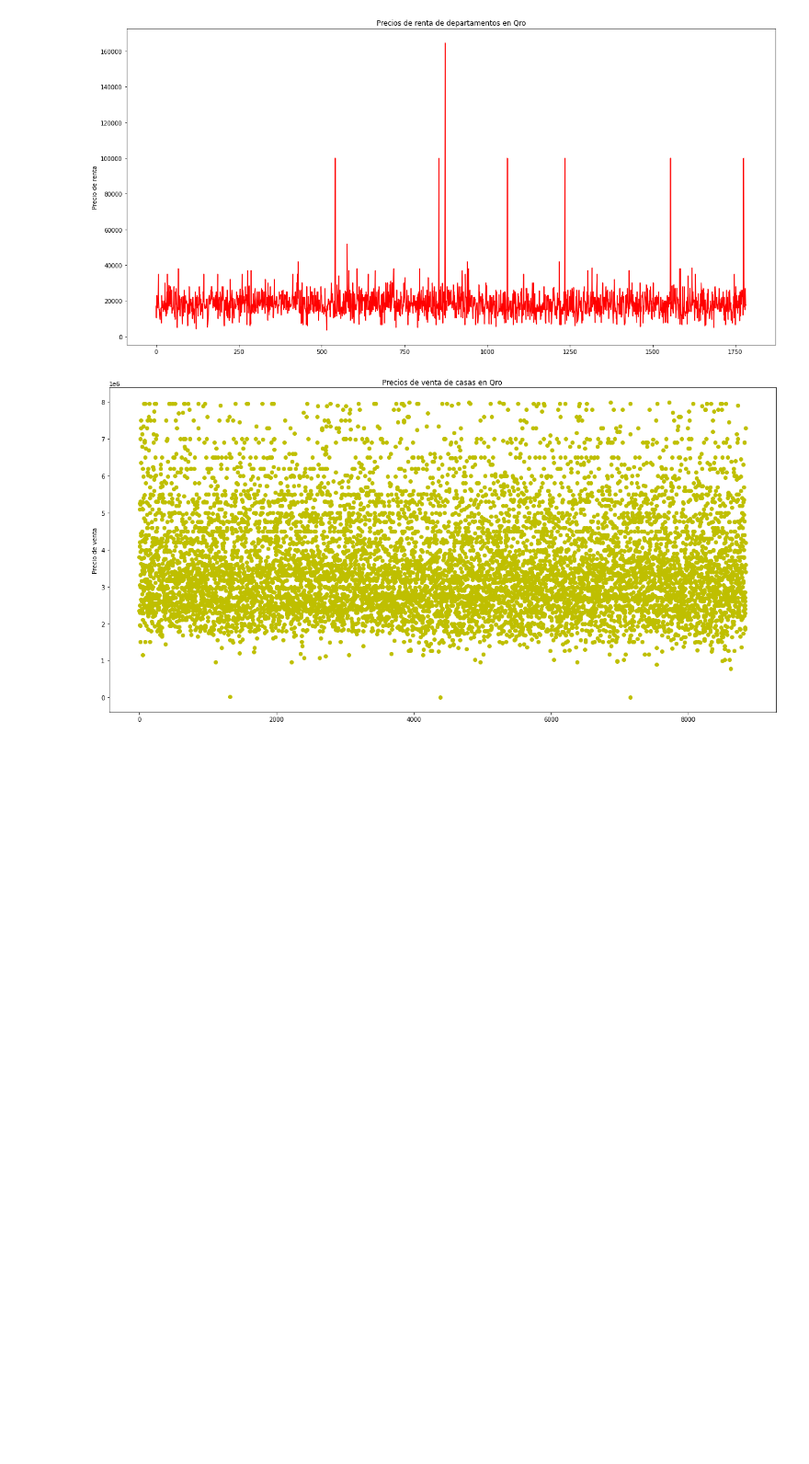
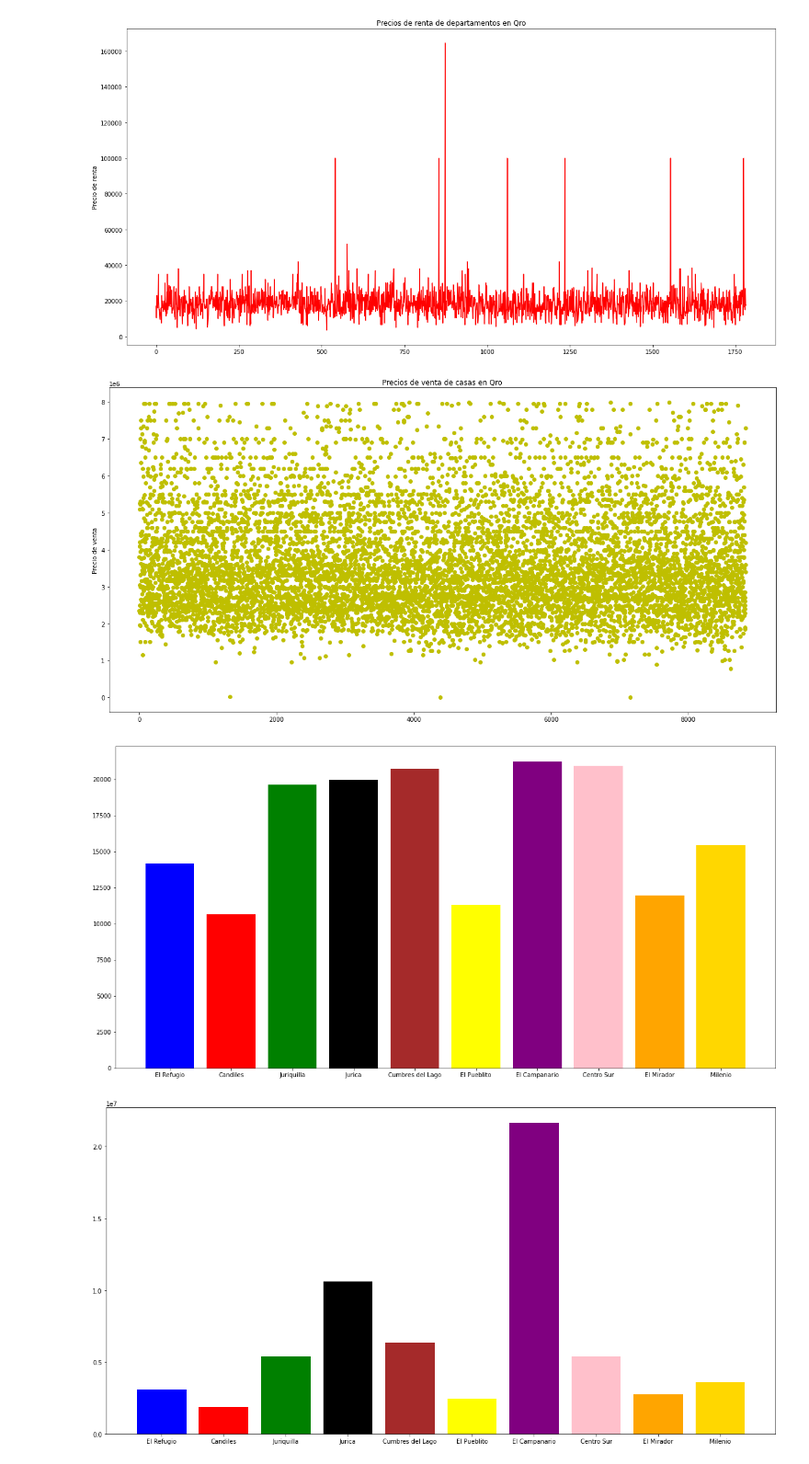
Before and after one commit to Jizquierdo08/Unidad1, a Jupyter notebook: graficas.ipynb, the cells around one changed output. Shown: that part at 92% size. Drawn from its saved outputs; the diff is of its cells as text; code cells hidden in the pictures; blank space fills up the shorter version.

```diff
--- a/graficas.ipynb
+++ b/graficas.ipynb
@@ -5,6 +5,9 @@ import matplotlib.pyplot as plt
 
 df_dep = pd.read_csv('departamentos-nuevo-sc.csv', dtype="string")
 df_casa = pd.read_csv('casas-act.csv', dtype="string")
+df_dep1 = pd.read_csv('departamentos-nuevo.csv', dtype="string")
+df_casa1 = pd.read_csv('casas-venta.csv', dtype="string")
+colonias=['El Refugio','Candiles','Juriquilla','Jurica','Cumbres del Lago','El Pueblito','El Campanario','Centro Sur','El Mirador','Milenio']
 
 def desc(precios):
     lista=[]
@@ -29,4 +32,11 @@ def convertir(precios):
         else:
             lista.append(i)
     return lista
+
+def limpiar(precios):
+    lista=precios
+    lista=lista.str.replace("MN ", "", regex=True).str.replace("$","",regex=False).str.replace(",","",regex=False)
+    lista=convertir(lista)
+    lista=pd.to_numeric(lista,errors="coerce")
+    return lista
 # %%
@@ -60,3 +66,42 @@ plt.show()
 5027052.159260755
 [figure]
 [figure]
+# %%
+df_dep1['nprecio']=limpiar(df_dep1['precio'])
+df_dep1['nprecio']=df_dep1['nprecio'].replace(0,np.NaN)
+prom_depts=[df_dep1.loc[df_dep1['web-scraper-start-url'].str.contains("refugio"),'nprecio'].mean(),
+           df_dep1.loc[df_dep1['web-scraper-start-url'].str.contains("candiles"),'nprecio'].mean(),
+           df_dep1.loc[df_dep1['web-scraper-start-url'].str.contains("juriquilla"),'nprecio'].mean(),
+           df_dep1.loc[df_dep1['web-scraper-start-url'].str.contains("jurica"),'nprecio'].mean(),
+           df_dep1.loc[df_dep1['web-scraper-start-url'].str.contains("cumbres"),'nprecio'].mean(),
+           df_dep1.loc[df_dep1['web-scraper-start-url'].str.contains("pueblito"),'nprecio'].mean(),
+           df_dep1.loc[df_dep1['web-scraper-start-url'].str.contains("campanario"),'nprecio'].mean(),
+           df_dep1.loc[df_dep1['web-scraper-start-url'].str.contains("sur"),'nprecio'].mean(),
+           df_dep1.loc[df_dep1['web-scraper-start-url'].str.contains("mirador"),'nprecio'].mean(),
+           df_dep1.loc[df_dep1['web-scraper-start-url'].str.contains("milenio"),'nprecio'].mean()]
+fig3 = plt.figure()
+fig3.set_figheight(10)
+fig3.set_figwidth(20)
+plt.bar(colonias,prom_depts,color=['blue','red','green','black','brown','yellow','purple','pink','orange','gold'])
+
+df_casa1['nprecio']=limpiar(df_casa1['precio'])
+df_casa1['nprecio']=df_casa1['nprecio'].replace(0,np.NaN)
+prom_casa=[df_casa1.loc[df_casa1['web-scraper-start-url'].str.contains("refugio"),'nprecio'].mean(),
+           df_casa1.loc[df_casa1['web-scraper-start-url'].str.contains("candiles"),'nprecio'].mean(),
+           df_casa1.loc[df_casa1['web-scraper-start-url'].str.contains("juriquilla"),'nprecio'].mean(),
+           df_casa1.loc[df_casa1['web-scraper-start-url'].str.contains("jurica"),'nprecio'].mean(),
+           df_casa1.loc[df_casa1['web-scraper-start-url'].str.contains("cumbres"),'nprecio'].mean(),
+           df_casa1.loc[df_casa1['web-scraper-start-url'].str.contains("pueblito"),'nprecio'].mean(),
+           df_casa1.loc[df_casa1['web-scraper-start-url'].str.contains("campanario"),'nprecio'].mean(),
+           df_casa1.loc[df_casa1['web-scraper-start-url'].str.contains("sur"),'nprecio'].mean(),
+           df_casa1.loc[df_casa1['web-scraper-start-url'].str.contains("mirador"),'nprecio'].mean(),
+           df_casa1.loc[df_casa1['web-scraper-start-url'].str.contains("milenio"),'nprecio'].mean()]
+fig4 = plt.figure()
+fig4.set_figheight(10)
+fig4.set_figwidth(20)
+plt.bar(colonias,prom_casa,color=['blue','red','green','black','brown','yellow','purple','pink','orange','gold'])
+
+plt.show()
+# %% [output]
+[figure, added]
+[figure, added]
```
Also changed, not shown: parts of 1 cell of this notebook, 1 other file.
